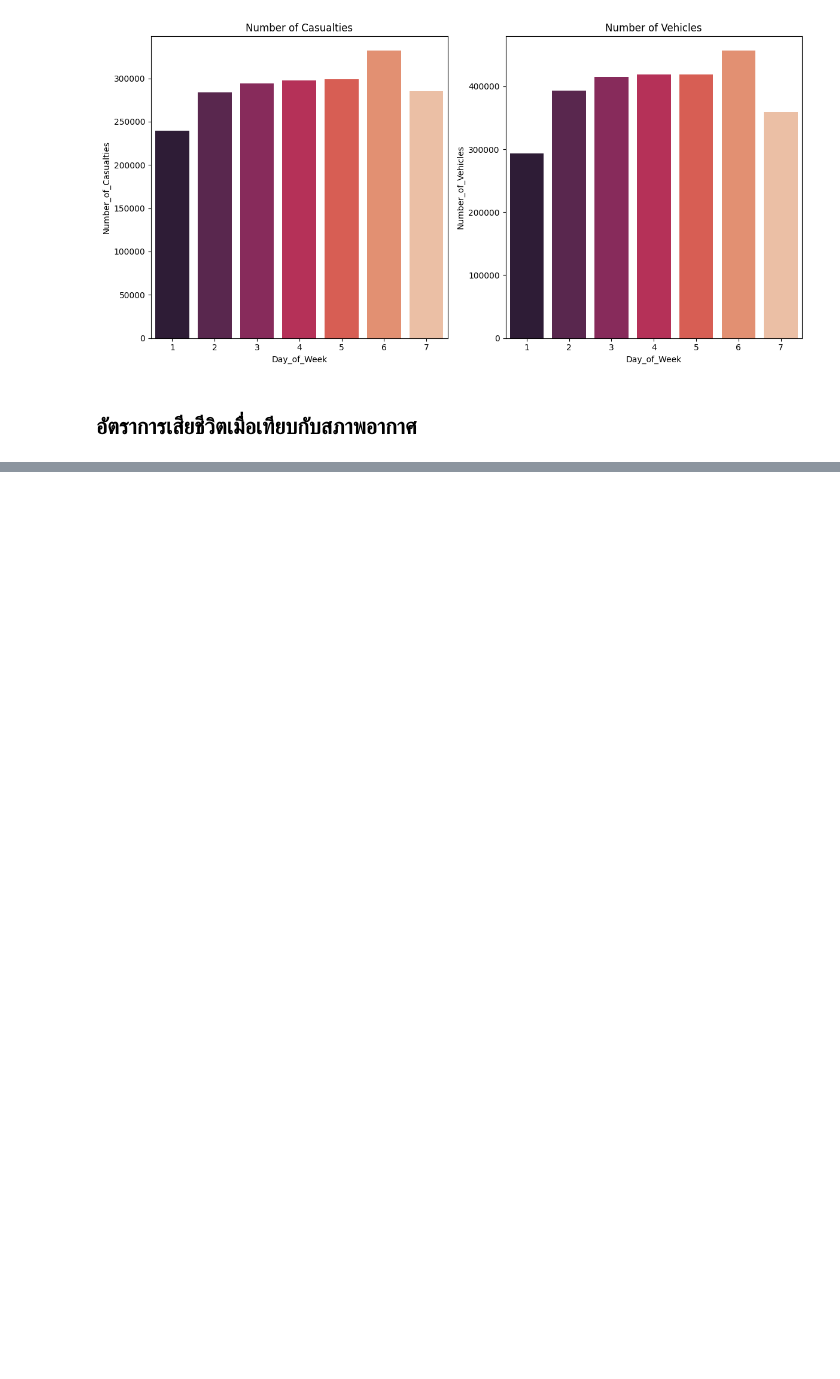
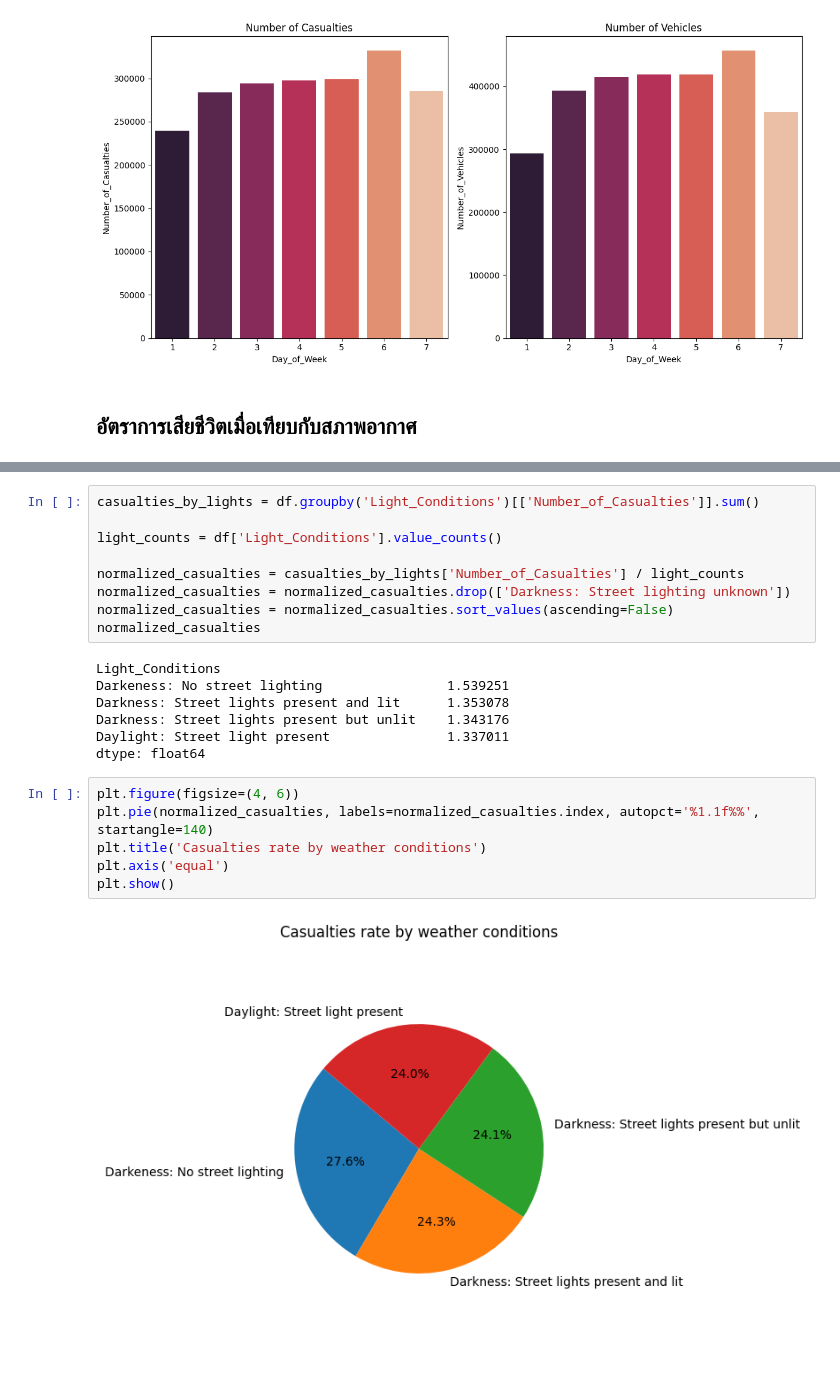
Before and after one commit to kirby-cs-org/project, a Jupyter notebook: analysis.ipynb, the cells around one changed output, grey strips where cells are left out. Saved outputs shown, nothing was run; the diff lists cells and outputs as text; blank space fills up the shorter version.

Commit message:
light weather speed road

```diff
--- a/analysis.ipynb
+++ b/analysis.ipynb
@@ -221,0 +221,24 @@ plt.show()
+# %%
+casualties_by_lights = df.groupby('Light_Conditions')[['Number_of_Casualties']].sum()
+
+light_counts = df['Light_Conditions'].value_counts()
+
+normalized_casualties = casualties_by_lights['Number_of_Casualties'] / light_counts
+normalized_casualties = normalized_casualties.drop(['Darkness: Street lighting unknown'])
+normalized_casualties = normalized_casualties.sort_values(ascending=False)
+normalized_casualties
+# %% [output]
+Light_Conditions
+Darkeness: No street lighting                1.539251
+Darkness: Street lights present and lit      1.353078
+Darkness: Street lights present but unlit    1.343176
+Daylight: Street light present               1.337011
+dtype: float64
+# %%
+plt.figure(figsize=(4, 6))
+plt.pie(normalized_casualties, labels=normalized_casualties.index, autopct='%1.1f%%', startangle=140)
+plt.title('Casualties rate by weather conditions')
+plt.axis('equal')
+plt.show()
+# %% [output]
+[figure, added]
```
Also changed, not shown: parts of 8 cells of this notebook.
